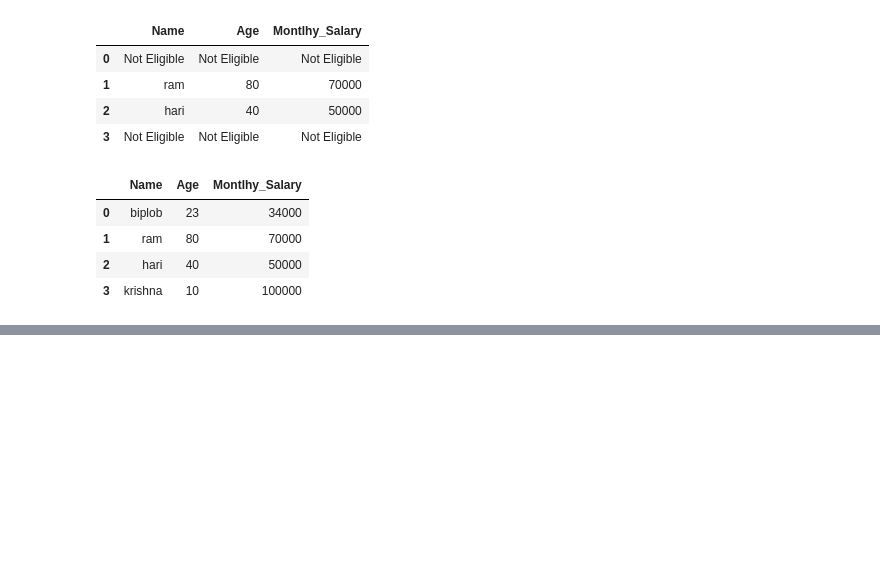
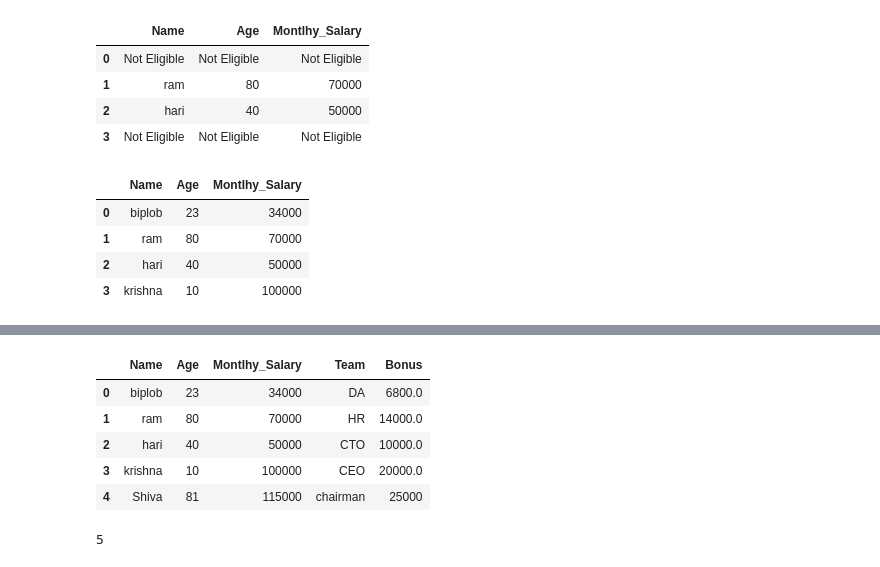
Before and after one commit to kaflebiplob/ML_BASICS, a Jupyter notebook: pandas_basic/pandas_basic_test.ipynb, the cells around one changed output, grey strips where cells are left out. Saved outputs shown, nothing was run; the diff lists cells and outputs as text; code cells hidden in the pictures; blank space fills up the shorter version.

Commit message:
feat: (pandas)  Rows and columns operation in pandas

```diff
--- a/pandas_basic/pandas_basic_test.ipynb
+++ b/pandas_basic/pandas_basic_test.ipynb
@@ -166,3 +166,7 @@ df
 | 1 | ram | 80 | 70000 |
 | 2 | hari | 40 | 50000 |
 | 3 | krishna | 10 | 100000 |
+# %%
+# add new column
+
+df['Team']=['DA','HR','CTO','CEO']
@@ -168,0 +181,3 @@ df
+# %%
+df['Bonus']= df['Montlhy_Salary']*0.2
+df
@@ -168,0 +190,16 @@ df
+# %%
+# add new rows
+df.loc[len(df)] =['Shiva','81','115000','chairman','25000']
+# %%
+df
+# %% [output]
+|  | Name | Age | Montlhy_Salary | Team | Bonus |
+| 0 | biplob | 23 | 34000 | DA | 6800.0 |
+| 1 | ram | 80 | 70000 | HR | 14000.0 |
+| 2 | hari | 40 | 50000 | CTO | 10000.0 |
+| 3 | krishna | 10 | 100000 | CEO | 20000.0 |
+| 4 | Shiva | 81 | 115000 | chairman | 25000 |
+# %%
+len(df)
+# %% [output]
+5
```
Also changed, not shown: parts of 9 cells of this notebook, 1 other file.
